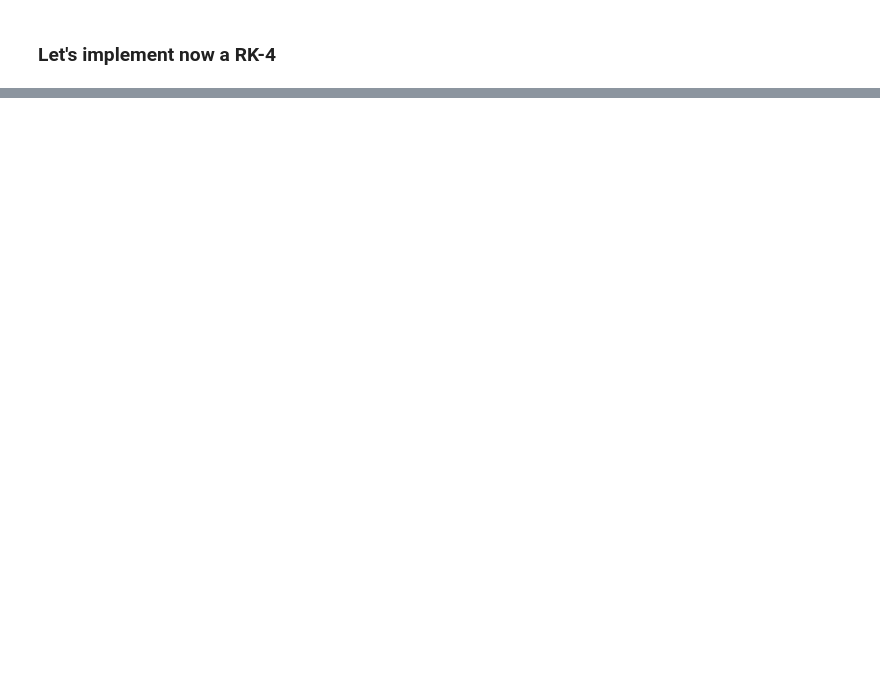
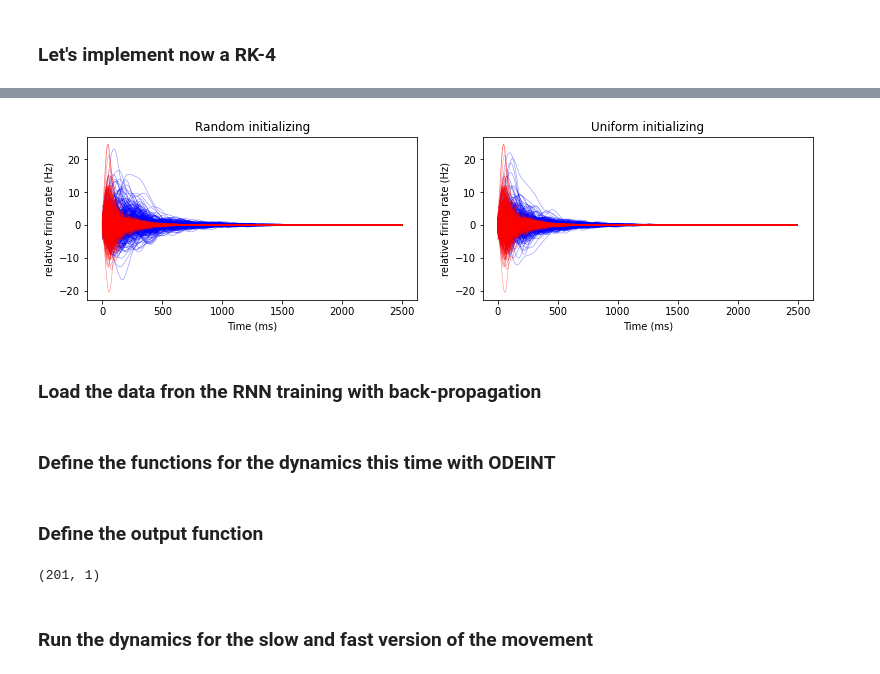
Before and after one commit to juansebastiancalderongarcia/Motor-control-for-speed-transition, a Jupyter notebook: Euler and RK4 Method for Neuronal Transient activity.ipynb, the cells around one changed output, grey strips where cells are left out. Saved outputs shown, nothing was run; the diff lists cells and outputs as text; code cells hidden in the pictures; blank space fills up the shorter version.

```diff
--- a/Euler and RK4 Method for Neuronal Transient activity.ipynb
+++ b/Euler and RK4 Method for Neuronal Transient activity.ipynb
@@ -19,7 +20,10 @@ $\mathbf{\text{Euler method}}$<br>
 # %%
 N = x0.shape[0] #Number of neurons
 g0 = np.ones(x0.shape) #Vector of gains [N,1]
+g_slow_normal = np.random.rand(x0.shape[0],x0.shape[1]) #Vector of gains [N,1]
+g_slow_unif = np.random.uniform(0,1,x0.shape) #Vector of gains [N,1]
 tf = 2500 #Final time for the dynamics
+n_time =  500
 
 #Constants along the dynamics
 r0, rmax = 20, 100
@@ -124,0 +130,20 @@ fig.show()
+# %%
+x_fast = RK4(x0, tf = 2500, g= g0 , n_time = 500)
+x_slow_normal = RK4(x0, tf = 2500, g= g_slow_normal , n_time = 500)
+x_slow_unif = RK4(x0, tf = 2500, g= g_slow_unif , n_time = 500)
+fig, (ax0, ax1) = plt.subplots(figsize = (13,3), ncols = 2)
+ax0.plot(np.linspace(0,2500,500), x_slow_normal.T, color = 'b', linewidth = 0.5 , alpha = 0.5)
+ax0.plot(np.linspace(0,2500,500), x_fast.T, color = 'r', linewidth = 0.5 , alpha = 0.5)
+ax0.set_xlabel('Time (ms)')
+ax0.set_ylabel('relative firing rate (Hz)')
+ax0.set_title("Random initializing")
+ax1.plot(np.linspace(0,2500,500), x_slow_unif.T, color = 'b', linewidth = 0.5 , alpha = 0.5)
+ax1.plot(np.linspace(0,2500,500), x_fast.T, color = 'r', linewidth = 0.5 , alpha = 0.5)
+ax1.set_xlabel('Time (ms)')
+ax1.set_ylabel('relative firing rate (Hz)')
+ax1.set_title('Uniform initializing')
+fig.show()
+# %% [output]
+[figure, added]
+# %% [markdown]
+### Load the data fron the RNN training with back-propagation
@@ -124,0 +162,2 @@ fig.show()
+# %% [markdown]
+### Define the functions for the dynamics this time with ODEINT
@@ -124,0 +299,32 @@ fig.show()
+# %% [markdown]
+### Define the output function
+# %%
+readout = np.concatenate(([b],w.T))
+
+print(readout.shape)
+def output(R, readout):
+    """
+    Parameters
+    ----------
+    R : array
+        Matrix containing the firing-rates at every time
+    readout : array
+        Vector containing the weights for the linear output
+
+    Returns
+    -------
+    output : array
+        Vector containing the E.M.G
+
+    """
+
+    design = np.zeros((params['n_time'],200+1))
+    design[:,0] = np.ones((params['n_time'],)) #Offset bias
+    design[:,1:] = R[:,:200]
+
+    output = design.dot(readout)
+    return output
+# %% [output]
+(201, 1)
+# %% [markdown]
+### Run the dynamics for the slow and fast version of the movement
```
Also changed, not shown: parts of 16 cells of this notebook.
